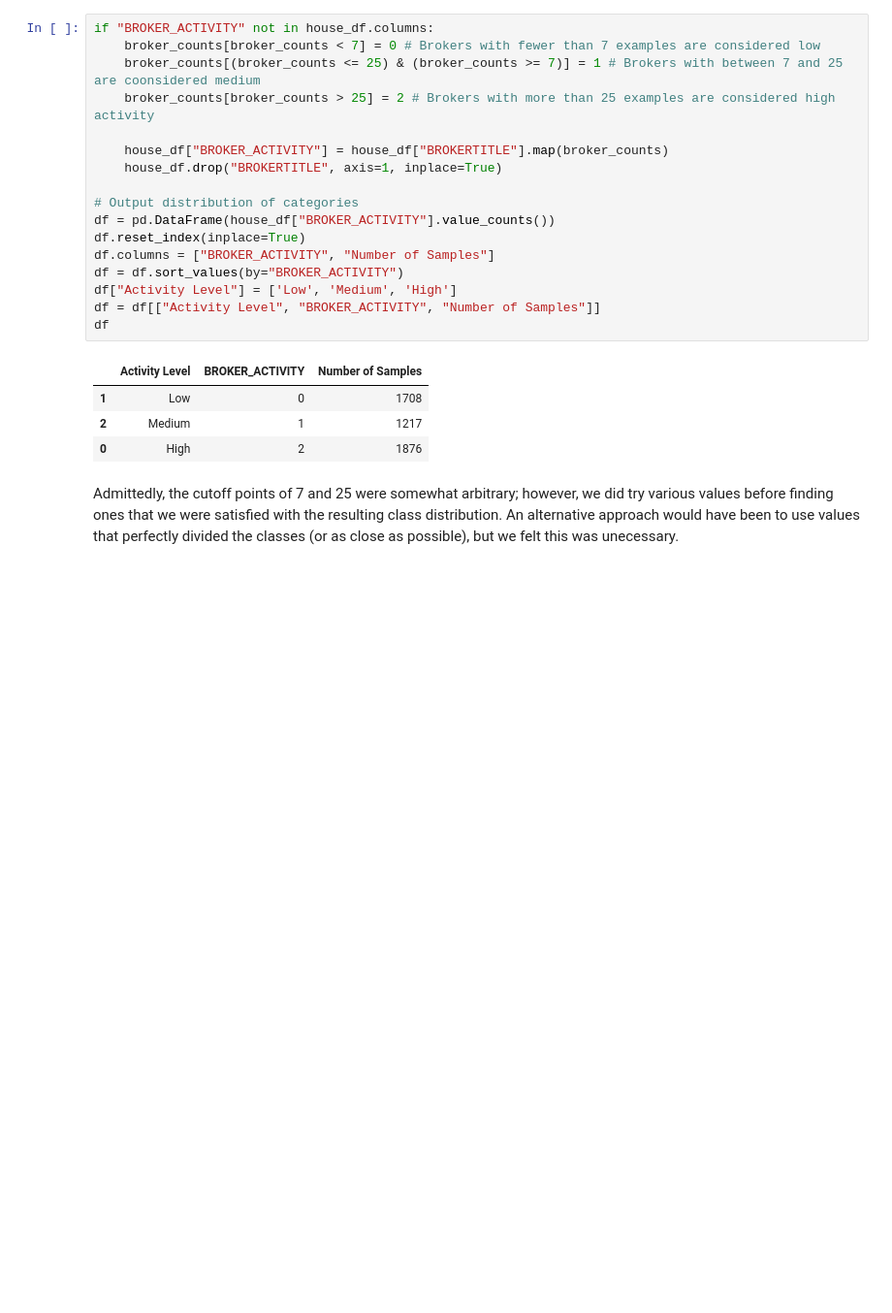
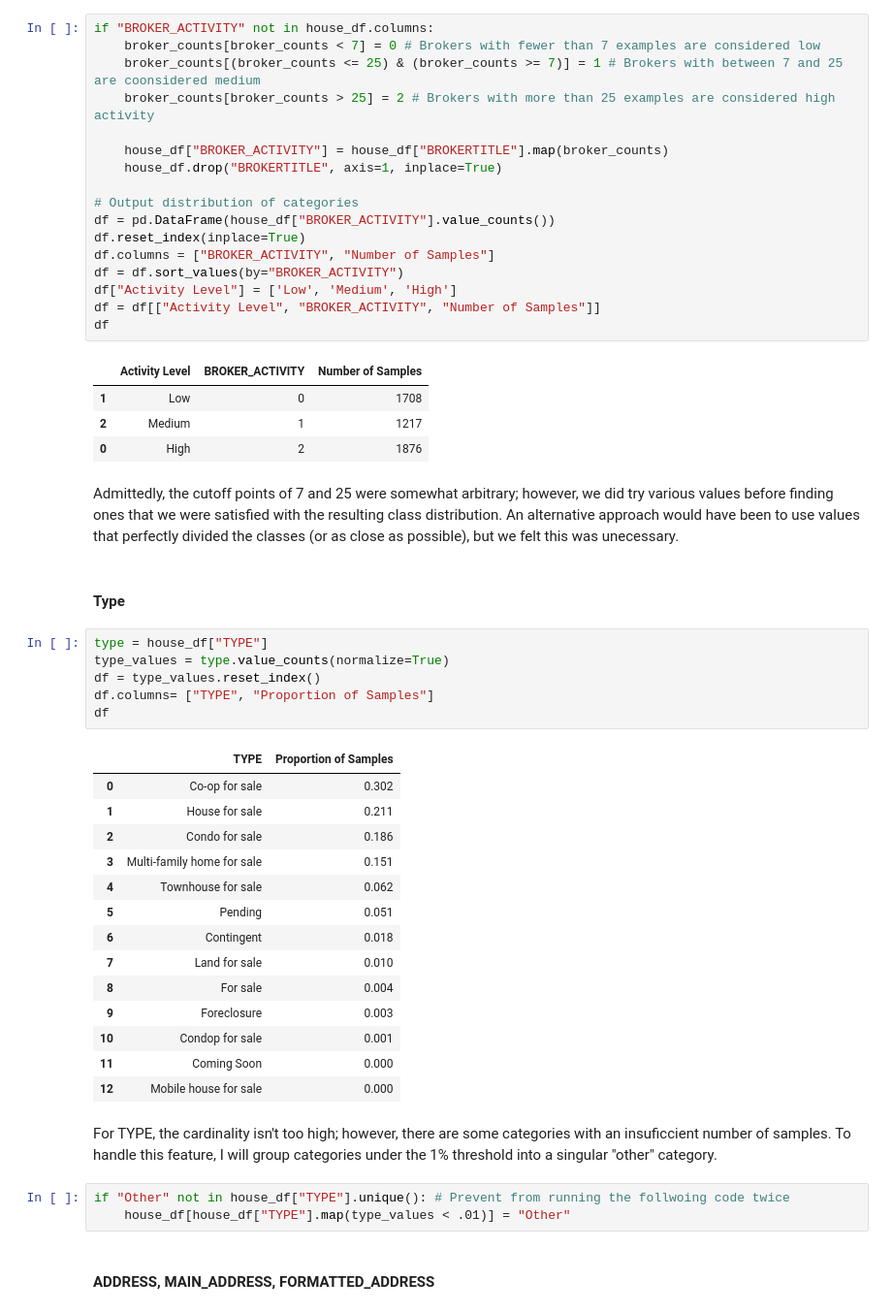
Before and after one commit to TrevorChartier/RealEstateRegression, a Jupyter notebook: RealEstateRegression.ipynb, the cells around one changed output. Shown at 97% size. Drawn from its saved outputs; the diff is of its cells as text; blank space fills up the shorter version.

```diff
--- a/RealEstateRegression.ipynb
+++ b/RealEstateRegression.ipynb
@@ -205,3 +210,33 @@ df
 | 0 | High | 2 | 1876 |
 # %% [markdown]
 Admittedly, the cutoff points of 7 and 25 were somewhat arbitrary; however, we did try various values before finding ones that we were satisfied with the resulting class distribution. An alternative approach would have been to use values that perfectly divided the classes (or as close as possible), but we felt this was unecessary.
+# %% [markdown]
+#### Type
+# %%
+type = house_df["TYPE"]
+type_values = type.value_counts(normalize=True)
+df = type_values.reset_index()
+df.columns= ["TYPE", "Proportion of Samples"]
+df
+# %% [output]
+|  | TYPE | Proportion of Samples |
+| 0 | Co-op for sale | 0.302 |
+| 1 | House for sale | 0.211 |
+| 2 | Condo for sale | 0.186 |
+| 3 | Multi-family home for sale | 0.151 |
+| 4 | Townhouse for sale | 0.062 |
+| 5 | Pending | 0.051 |
+| 6 | Contingent | 0.018 |
+| 7 | Land for sale | 0.010 |
+| 8 | For sale | 0.004 |
+| 9 | Foreclosure | 0.003 |
+| 10 | Condop for sale | 0.001 |
+| 11 | Coming Soon | 0.000 |
+| 12 | Mobile house for sale | 0.000 |
+# %% [markdown]
+For TYPE, the cardinality isn't too high; however, there are some categories with an insuficcient number of samples. To handle this feature, I will group categories under the 1% threshold into a singular "other" category.
+# %%
+if "Other" not in house_df["TYPE"].unique(): # Prevent from running the follwoing code twice
+    house_df[house_df["TYPE"].map(type_values < .01)] = "Other"
+# %% [markdown]
+#### ADDRESS, MAIN_ADDRESS, FORMATTED_ADDRESS
```
Also changed, not shown: parts of 31 cells of this notebook, 1 other file.
